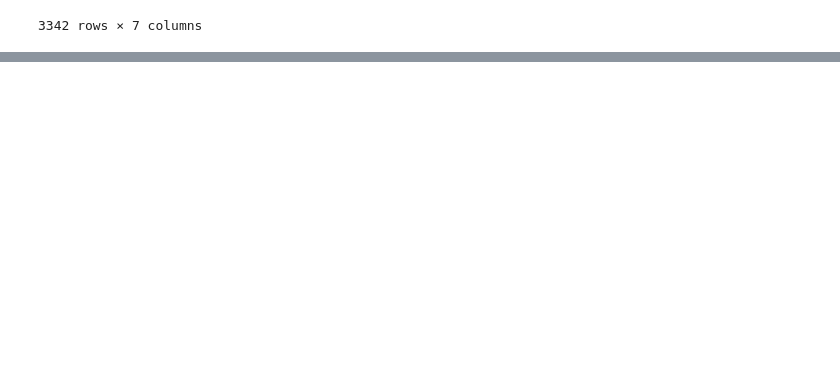
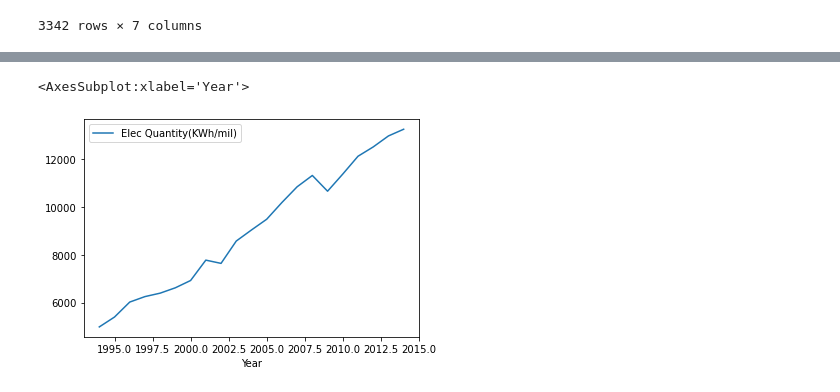
Before and after one commit to nss-data-science-cohort-5/un_exploration-CReihsmann, a Jupyter notebook: notebooks/un-exploration/Project1_Personal.ipynb, the cells around one changed output, grey strips where cells are left out. Drawn from its saved outputs; the diff is of its cells as text; code cells hidden in the pictures; blank space fills up the shorter version.

```diff
--- a/notebooks/un-exploration/Project1_Personal.ipynb
+++ b/notebooks/un-exploration/Project1_Personal.ipynb
@@ -74,0 +106,6 @@ gdp_and_internet_use[gdp_and_internet_use["Country"].isin(["Mexico"])].pivot_tab
+# %%
+africa_values = gdp_internet_elec[gdp_internet_elec['Continent'].isin(['Africa'])]
+africa_values_1993 = africa_values[africa_values["Year"].isin([1993])]
+africa_values_1993[africa_values_1993["Elec Quantity(KWh/mil)"] > 2500]
+africa_1994 = africa_values[africa_values['Year'].isin([1994])]
+africa_1994
@@ -74,0 +128,3 @@ gdp_and_internet_use[gdp_and_internet_use["Country"].isin(["Mexico"])].pivot_tab
+# %%
+africa_subset = africa_1994['Country'].value_counts().index.tolist()
+africa_subset
@@ -74,0 +142,9 @@ gdp_and_internet_use[gdp_and_internet_use["Country"].isin(["Mexico"])].pivot_tab
+# %%
+africa_all_subset = gdp_internet_elec[gdp_internet_elec["Country"].isin(africa_subset)]
+
+africa_all_subset = africa_all_subset[africa_all_subset['Year'] > 1993]
+# %%
+africa_all_subset.pivot_table(values="Elec Quantity(KWh/mil)",index=["Year"]).plot()
+# %% [output]
+<AxesSubplot:xlabel='Year'>
+[figure, added]
```
Also changed, not shown: parts of 10 cells of this notebook.
